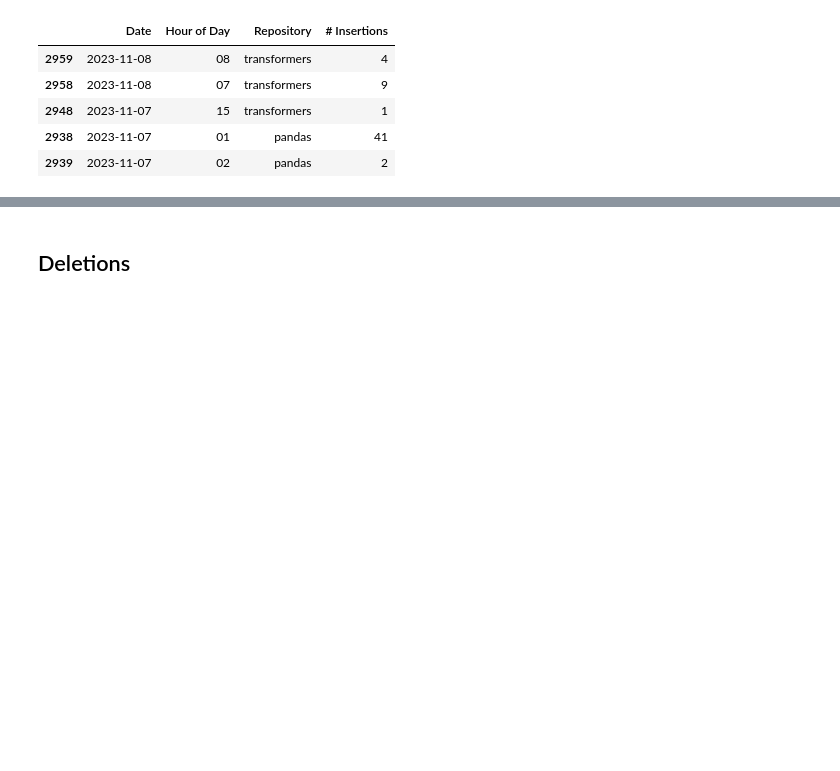
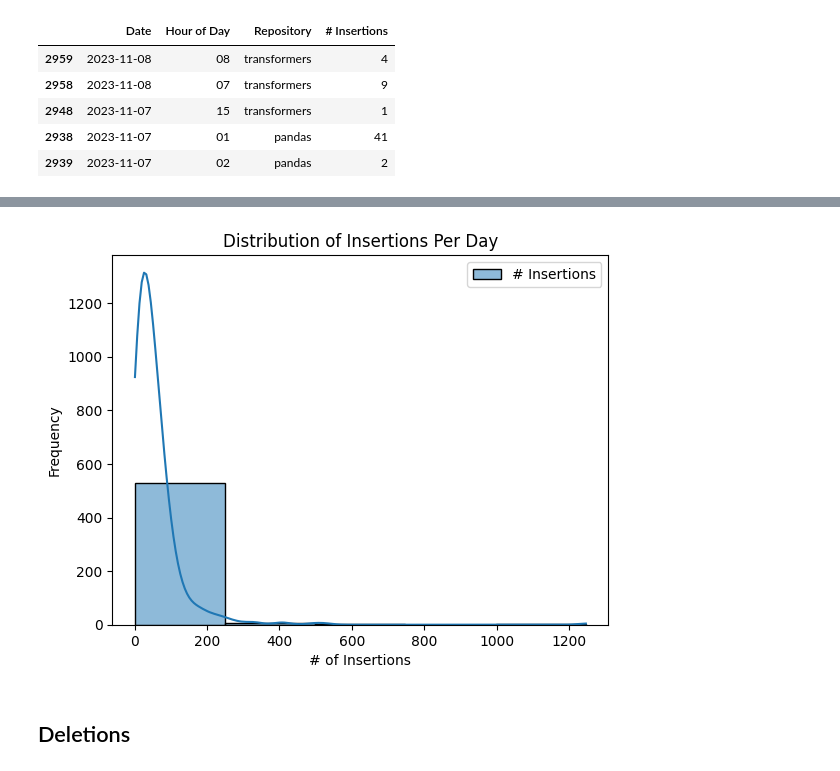
Before and after one commit to anila-qureshi/projects, a Jupyter notebook: exploratory_data_analysis.ipynb, the cells around one changed output, grey strips where cells are left out. Saved outputs shown, nothing was run; the diff lists cells and outputs as text; code cells hidden in the pictures; blank space fills up the shorter version.

```diff
--- a/exploratory_data_analysis.ipynb
+++ b/exploratory_data_analysis.ipynb
@@ -308,3 +384,15 @@ insertions_by_hour_sorted.head(5)
+# %%
+#plot distribution
+import matplotlib.pyplot as plt
+import seaborn as sns
+
+sns.histplot(insertions_sorted, bins=5, kde=True)
+plt.title('Distribution of Insertions Per Day')
+plt.xlabel('# of Insertions')
+plt.ylabel('Frequency')
+plt.show()
+# %% [output]
+[figure, added]
 # %% [markdown]
 ## Deletions
 # %%
```
Also changed, not shown: parts of 10 cells of this notebook, 1 other file.
